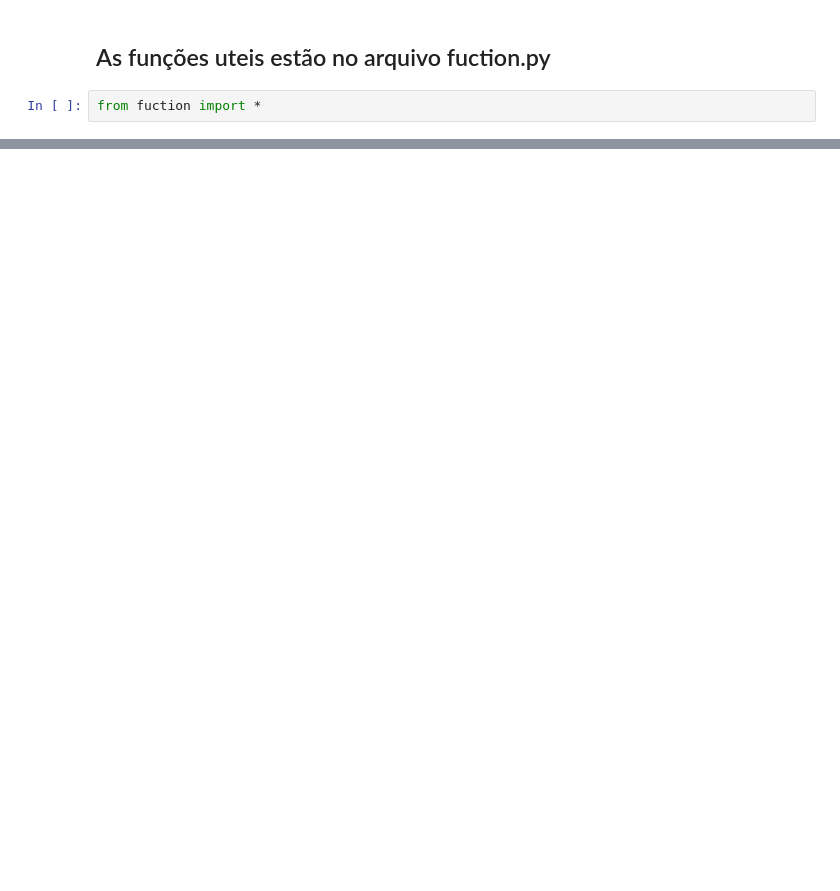
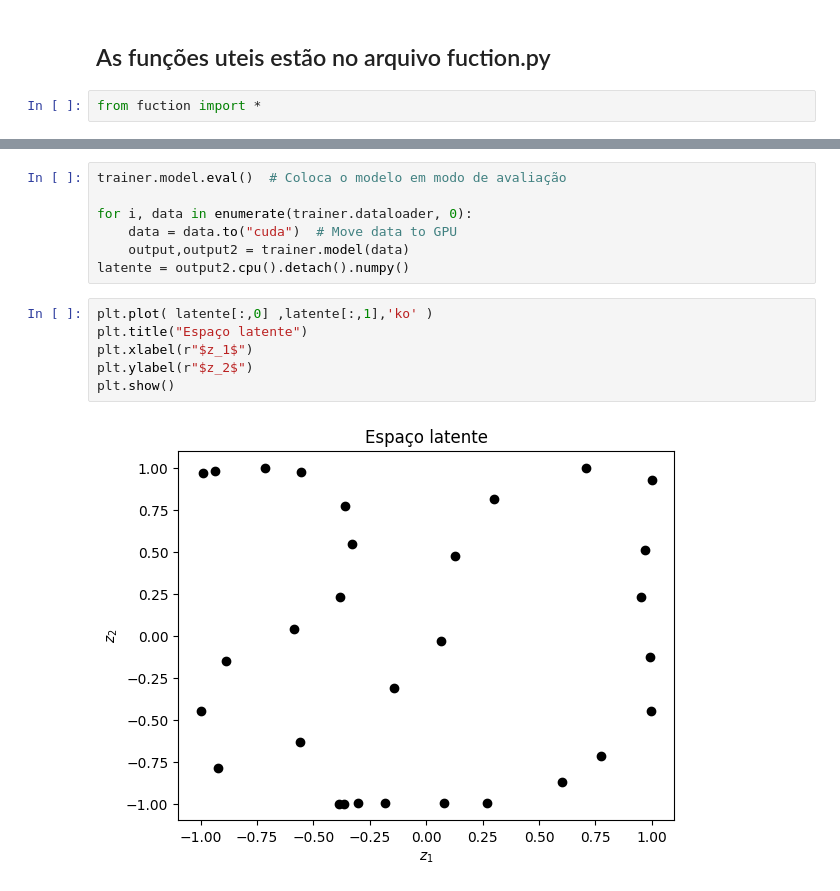
Before and after one commit to Coffee4MePlz/Notebooks_NN_Physics, a Jupyter notebook: 06-Exemplo 3 Pendulo Autoencode.ipynb, the cells around one changed output, grey strips where cells are left out. Saved outputs shown, nothing was run; the diff lists cells and outputs as text; blank space fills up the shorter version.

```diff
--- a/06-Exemplo 3 Pendulo Autoencode.ipynb
+++ b/06-Exemplo 3 Pendulo Autoencode.ipynb
@@ -39,0 +45,15 @@ plt.show()
+# %%
+trainer.model.eval()  # Coloca o modelo em modo de avaliação
+
+for i, data in enumerate(trainer.dataloader, 0):
+    data = data.to("cuda")  # Move data to GPU
+    output,output2 = trainer.model(data)
+latente = output2.cpu().detach().numpy()
+# %%
+plt.plot( latente[:,0] ,latente[:,1],'ko' )
+plt.title("Espaço latente")
+plt.xlabel(r"$z_1$")
+plt.ylabel(r"$z_2$")
+plt.show()
+# %% [output]
+[figure, added]
```
Also changed, not shown: parts of 4 cells of this notebook, 5 other files.
